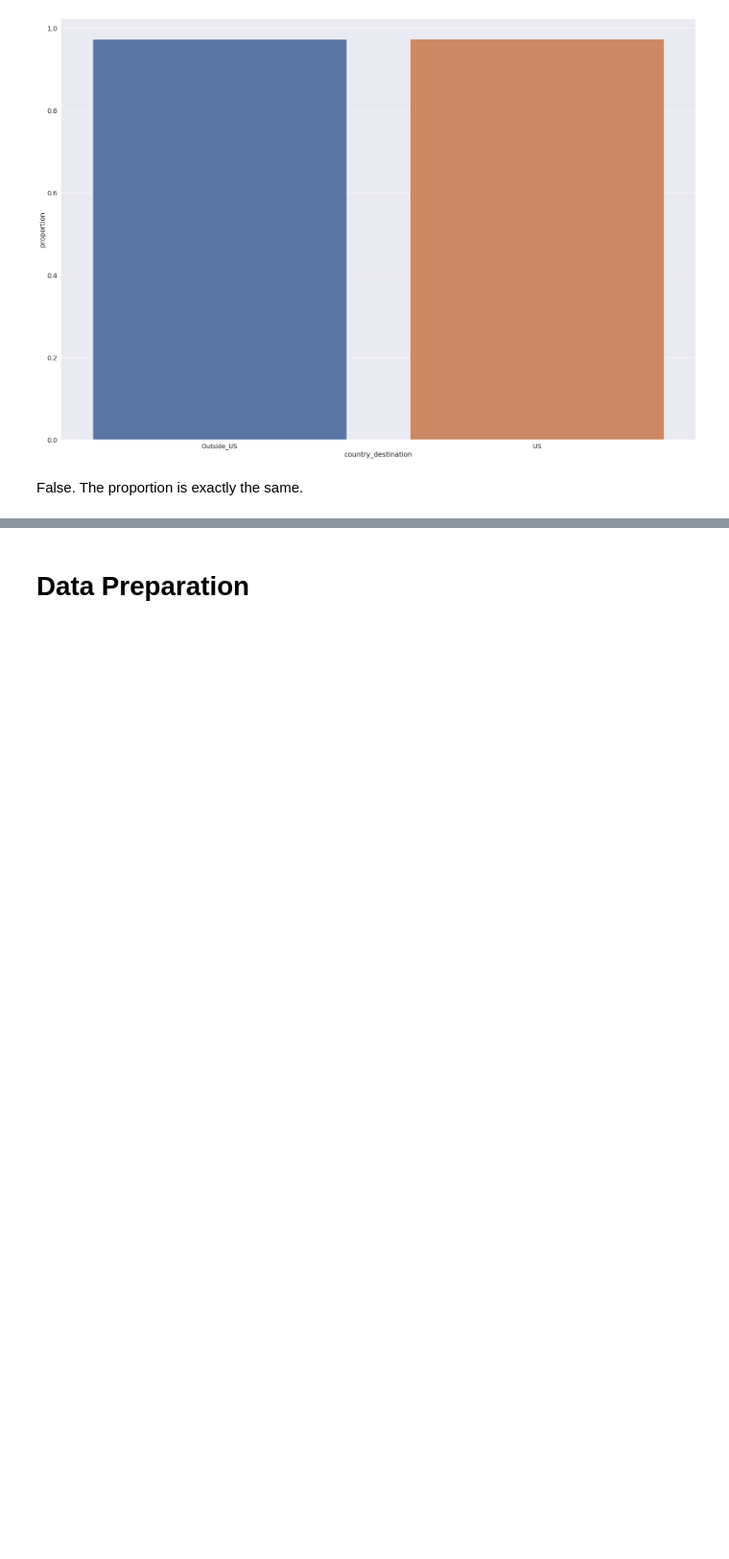
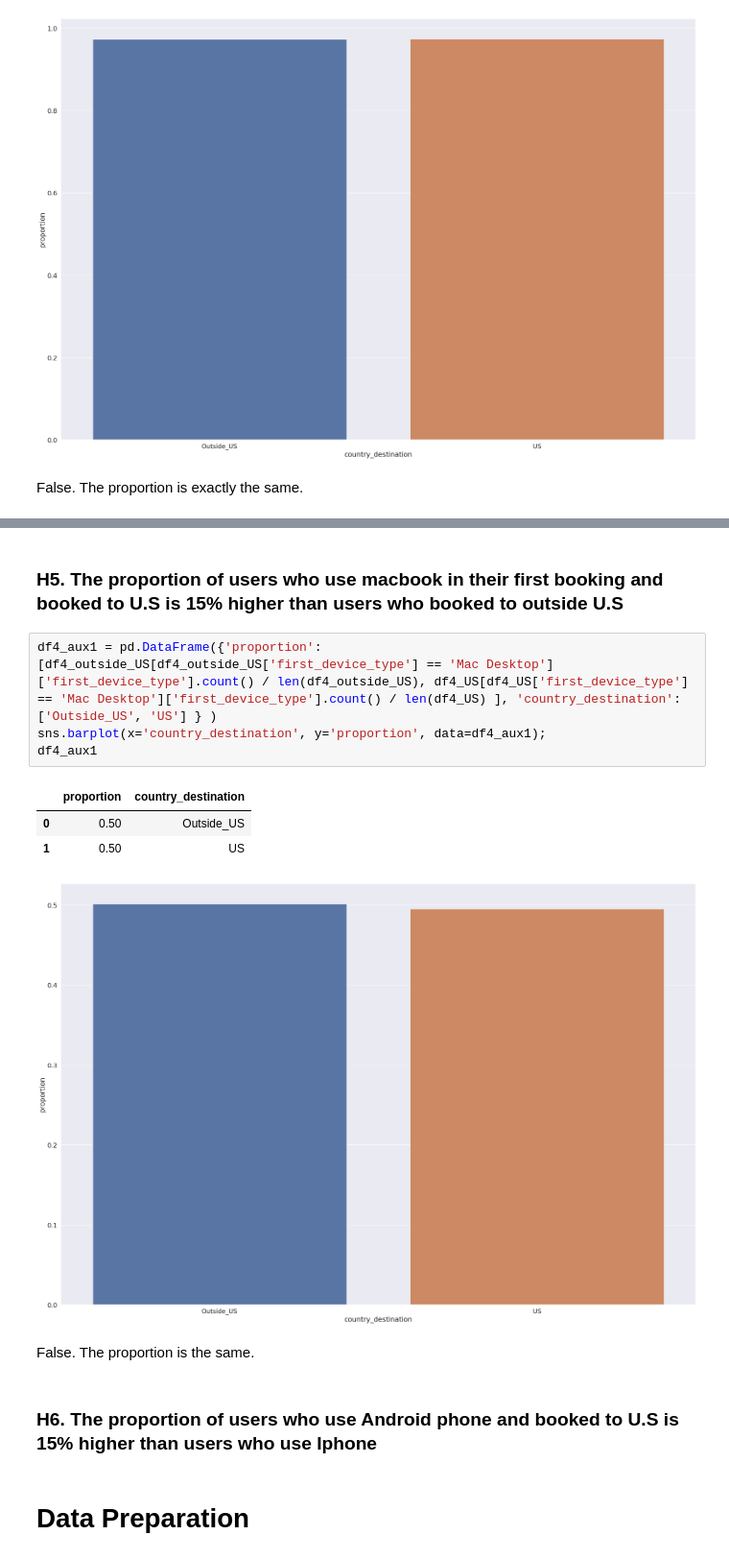
Before and after one commit to danillobarroscordeiro/airbnb_new_users_booking, a Jupyter notebook: notebooks/Untitled.ipynb, the cells around one changed output, grey strips where cells are left out. Shown at 96% size. Drawn from its saved outputs; the diff is of its cells as text; blank space fills up the shorter version.

```diff
--- a/notebooks/Untitled.ipynb
+++ b/notebooks/Untitled.ipynb
@@ -363,3 +367,18 @@ False. The proportion is exactly the same.
+# %% [markdown]
+### H5. The proportion of users who use macbook in their first booking and booked to U.S is 15% higher than users who booked to outside U.S
+# %%
+df4_aux1 = pd.DataFrame({'proportion':[df4_outside_US[df4_outside_US['first_device_type'] == 'Mac Desktop']['first_device_type'].count() / len(df4_outside_US), df4_US[df4_US['first_device_type'] == 'Mac Desktop']['first_device_type'].count() / len(df4_US) ], 'country_destination': ['Outside_US', 'US'] } )
+sns.barplot(x='country_destination', y='proportion', data=df4_aux1);
+df4_aux1
+# %% [output]
+|  | proportion | country_destination |
+| 0 | 0.50 | Outside_US |
+| 1 | 0.50 | US |
+[figure, added]
+# %% [markdown]
+False. The proportion is the same.
+# %% [markdown]
+### H6. The proportion of users who use Android phone and booked to U.S is 15% higher than users who use Iphone
 # %% [markdown]
 # Data Preparation
 # %% [markdown]
```
Also changed, not shown: parts of 3 cells of this notebook.
